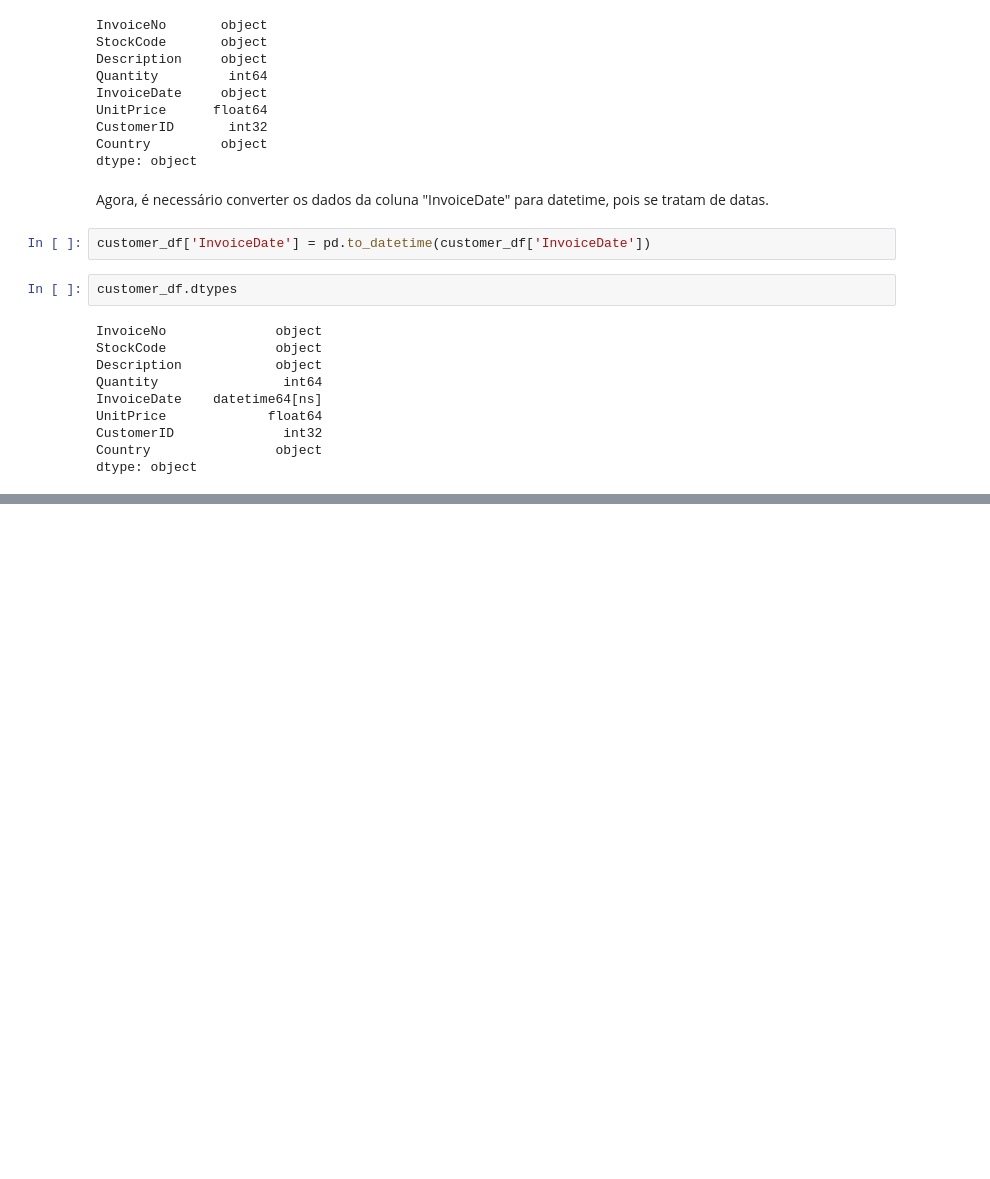
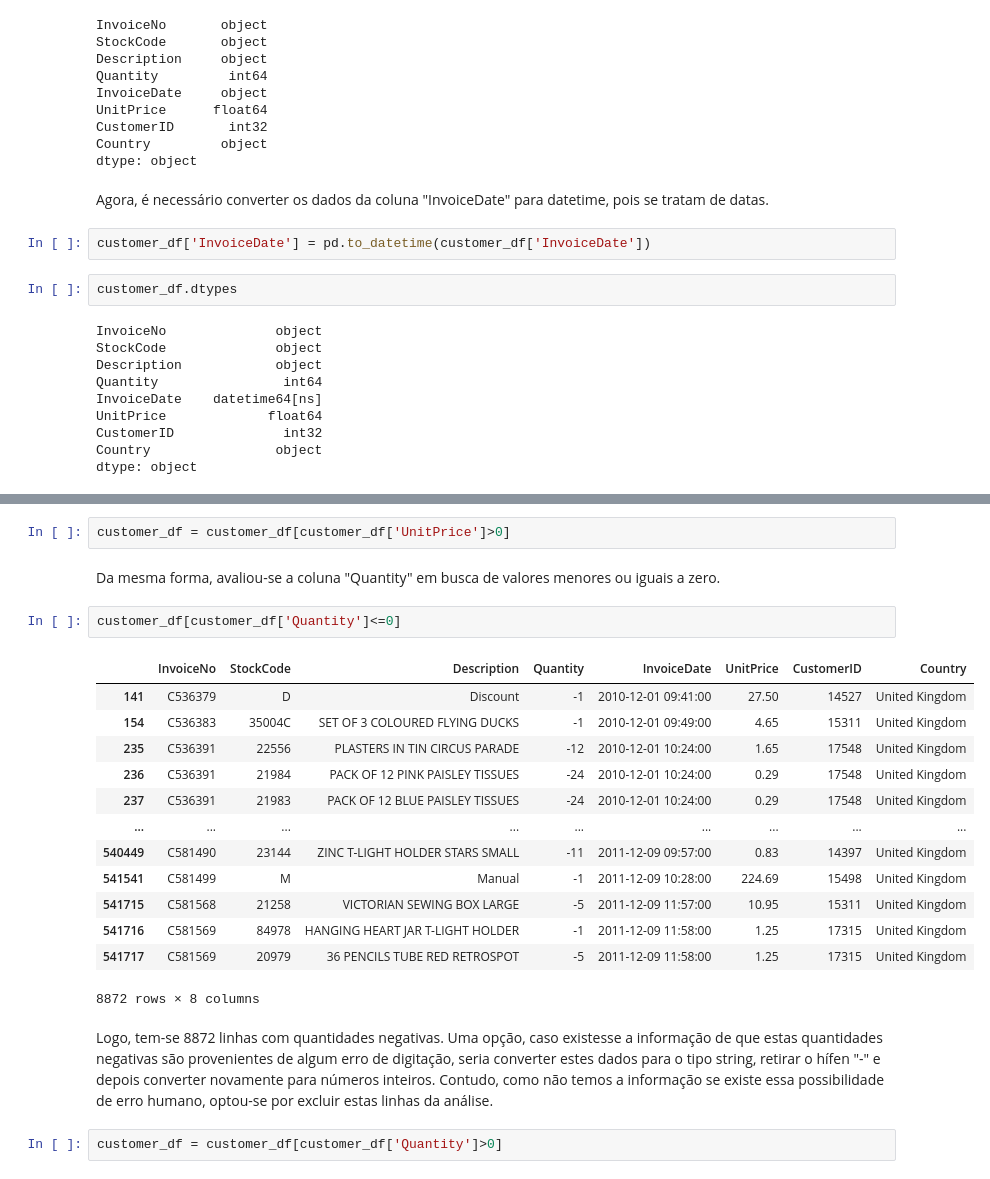
Before and after one commit to rfprates/analise_rfm_de_clientes, a Jupyter notebook: case_analise_rfm.ipynb, the cells around one changed output, grey strips where cells are left out. Cells and saved outputs as stored; diff of their text form; blank space fills up the shorter version.

```diff
--- a/case_analise_rfm.ipynb
+++ b/case_analise_rfm.ipynb
@@ -253,0 +317,24 @@ dtype: object
+# %%
+customer_df = customer_df[customer_df['UnitPrice']>0]
+# %% [markdown]
+Da mesma forma, avaliou-se a coluna "Quantity" em busca de valores menores ou iguais a zero.
+# %%
+customer_df[customer_df['Quantity']<=0]
+# %% [output]
+|  | InvoiceNo | StockCode | Description | Quantity | InvoiceDate | UnitPrice | CustomerID | Country |
+| 141 | C536379 | D | Discount | -1 | 2010-12-01 09:41:00 | 27.50 | 14527 | United Kingdom |
+| 154 | C536383 | 35004C | SET OF 3 COLOURED FLYING DUCKS | -1 | 2010-12-01 09:49:00 | 4.65 | 15311 | United Kingdom |
+| 235 | C536391 | 22556 | PLASTERS IN TIN CIRCUS PARADE | -12 | 2010-12-01 10:24:00 | 1.65 | 17548 | United Kingdom |
+| 236 | C536391 | 21984 | PACK OF 12 PINK PAISLEY TISSUES | -24 | 2010-12-01 10:24:00 | 0.29 | 17548 | United Kingdom |
+| 237 | C536391 | 21983 | PACK OF 12 BLUE PAISLEY TISSUES | -24 | 2010-12-01 10:24:00 | 0.29 | 17548 | United Kingdom |
+| ... | ... | ... | ... | ... | ... | ... | ... | ... |
+| 540449 | C581490 | 23144 | ZINC T-LIGHT HOLDER STARS SMALL | -11 | 2011-12-09 09:57:00 | 0.83 | 14397 | United Kingdom |
+| 541541 | C581499 | M | Manual | -1 | 2011-12-09 10:28:00 | 224.69 | 15498 | United Kingdom |
+| 541715 | C581568 | 21258 | VICTORIAN SEWING BOX LARGE | -5 | 2011-12-09 11:57:00 | 10.95 | 15311 | United Kingdom |
+| 541716 | C581569 | 84978 | HANGING HEART JAR T-LIGHT HOLDER | -1 | 2011-12-09 11:58:00 | 1.25 | 17315 | United Kingdom |
+| 541717 | C581569 | 20979 | 36 PENCILS TUBE RED RETROSPOT | -5 | 2011-12-09 11:58:00 | 1.25 | 17315 | United Kingdom |
+8872 rows × 8 columns
+# %% [markdown]
+Logo, tem-se 8872 linhas com quantidades negativas. Uma opção, caso existesse a informação de que estas quantidades negativas são provenientes de algum erro de digitação, seria converter estes dados para o tipo string, retirar o hífen "-" e depois converter novamente para números inteiros. Contudo, como não temos a informação se existe essa possibilidade de erro humano, optou-se por excluir estas linhas da análise.
+# %%
+customer_df = customer_df[customer_df['Quantity']>0]
```
Also changed, not shown: parts of 9 cells of this notebook.
